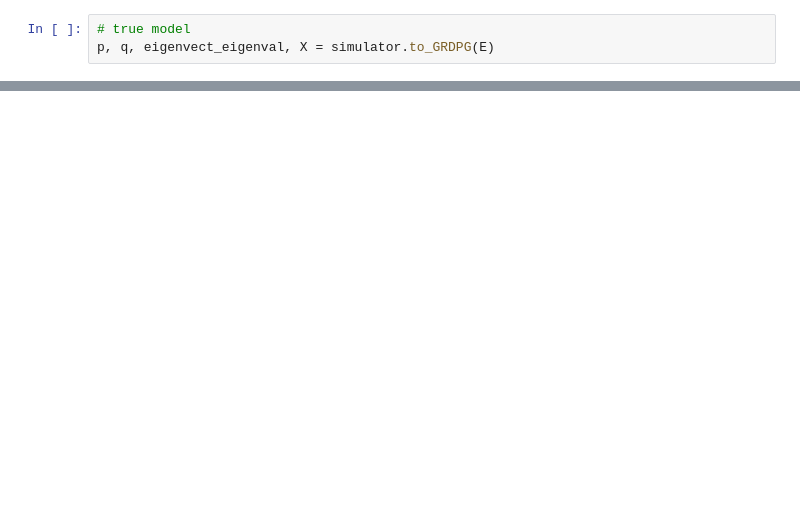
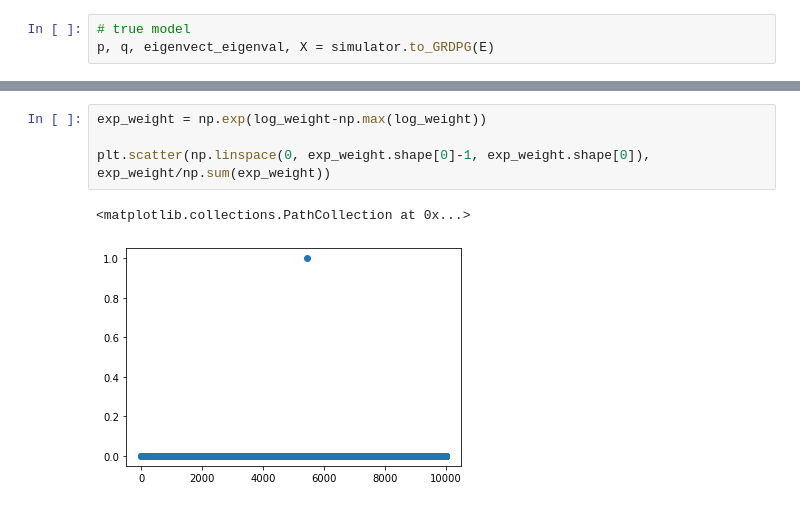
Before and after one commit to LorenzoRimella/GRDPG, a Jupyter notebook: Code/mcmc.ipynb, the cells around one changed output, grey strips where cells are left out. Drawn from its saved outputs; the diff is of its cells as text; blank space fills up the shorter version.

```diff
--- a/Code/mcmc.ipynb
+++ b/Code/mcmc.ipynb
@@ -138,0 +140,7 @@ def importance_sampling(iterations, A, d):
+# %%
+exp_weight = np.exp(log_weight-np.max(log_weight))
+
+plt.scatter(np.linspace(0, exp_weight.shape[0]-1, exp_weight.shape[0]), exp_weight/np.sum(exp_weight))
+# %% [output]
+<matplotlib.collections.PathCollection at 0x...>
+[figure, added]
```
Also changed, not shown: parts of 14 cells of this notebook, 6 other files.
